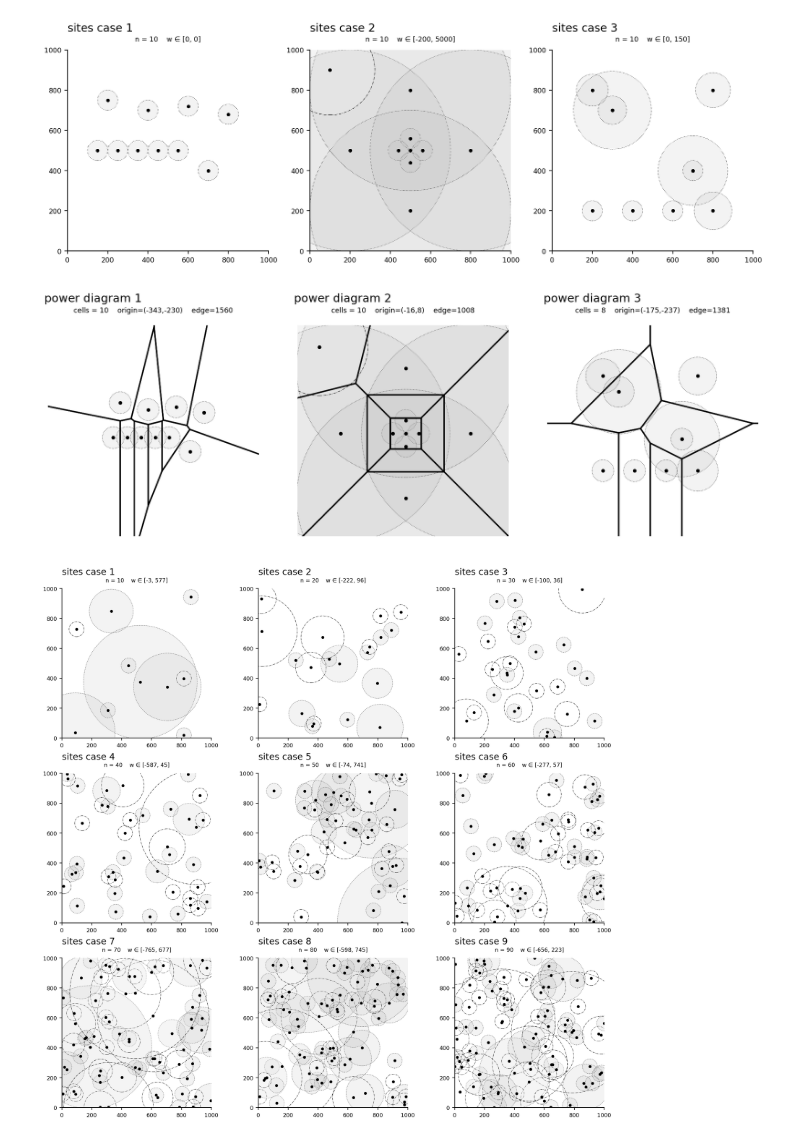
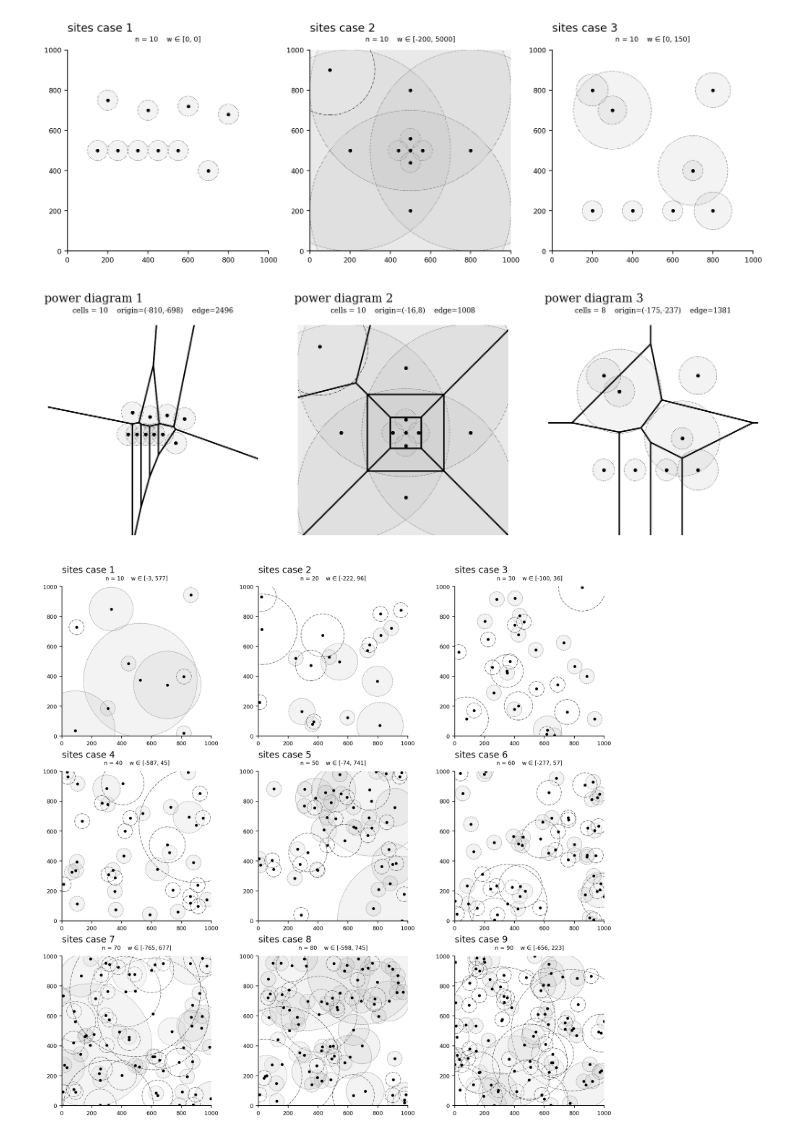
Before and after one commit to Guo-c-y/SHT_CG2_HW1, a Jupyter notebook: Problem2Code/Problem2.ipynb, the cells around one changed output. Saved outputs shown, nothing was run; the diff lists cells and outputs as text; code cells hidden in the pictures.

```diff
--- a/Problem2Code/Problem2.ipynb
+++ b/Problem2Code/Problem2.ipynb
@@ -41,9 +120,9 @@ fig1 = render_sites(Sites, coord_range=1000, cols_per_row=3)
 [figure]
 # %%
 PRs = [build_power_cells(S) for S in Sites]
-fig_pow = render_power_diagrams(Sites, PRs, cols_per_row=3, max_expand=2.0)
+fig_pow = render_power_diagrams(Sites, PRs, cols_per_row=3, max_expand=53)
 # %% [output]
-[figure, old version]
+[figure, new version]
 # %%
 # TestSites = generate_sites([3,6,9,12,15,18,21,24,27], image_size=1000)
 TestSites = generate_sites([10,20,30,40,50,60,70,80,90], image_size=1000,seed=1024)
```
Also changed, not shown: parts of 3 cells of this notebook, 1 other file.
